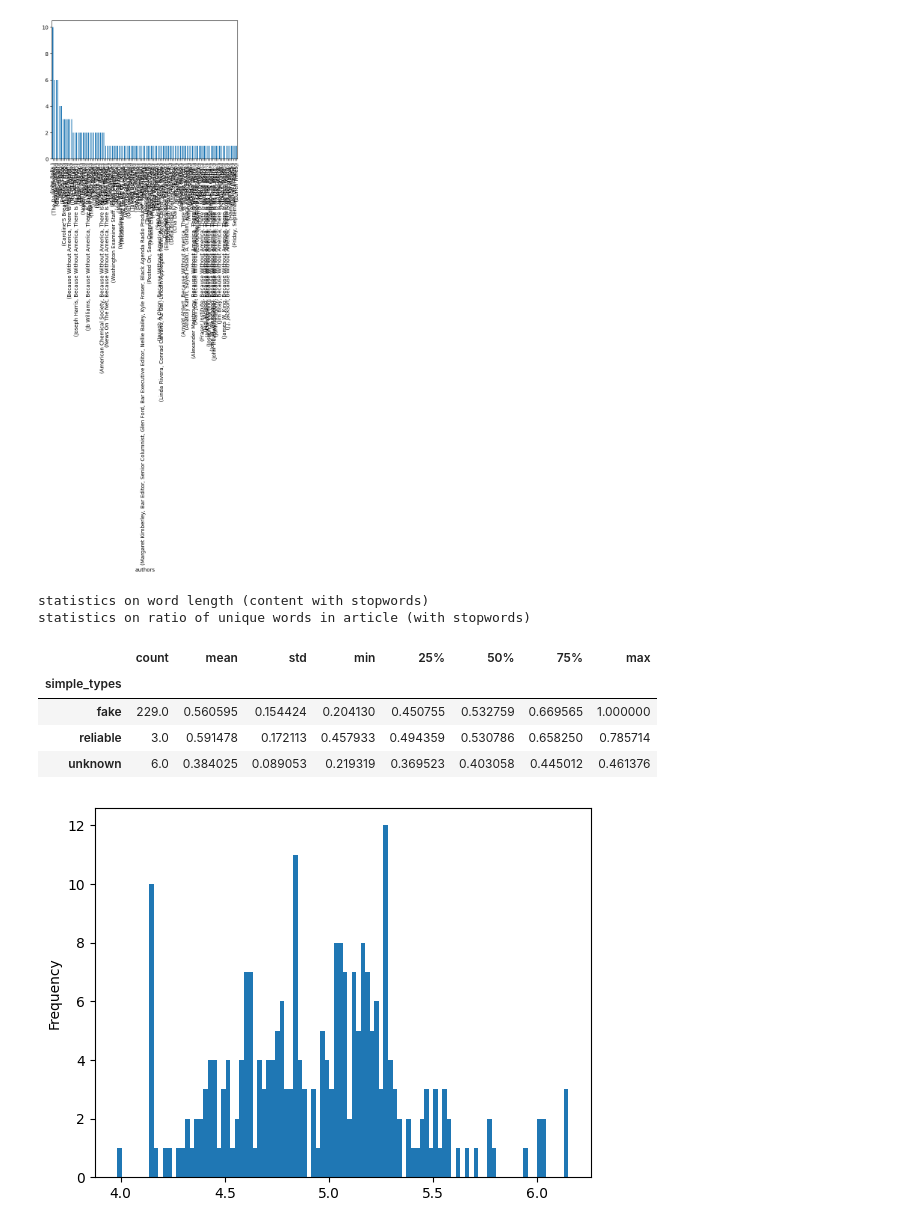
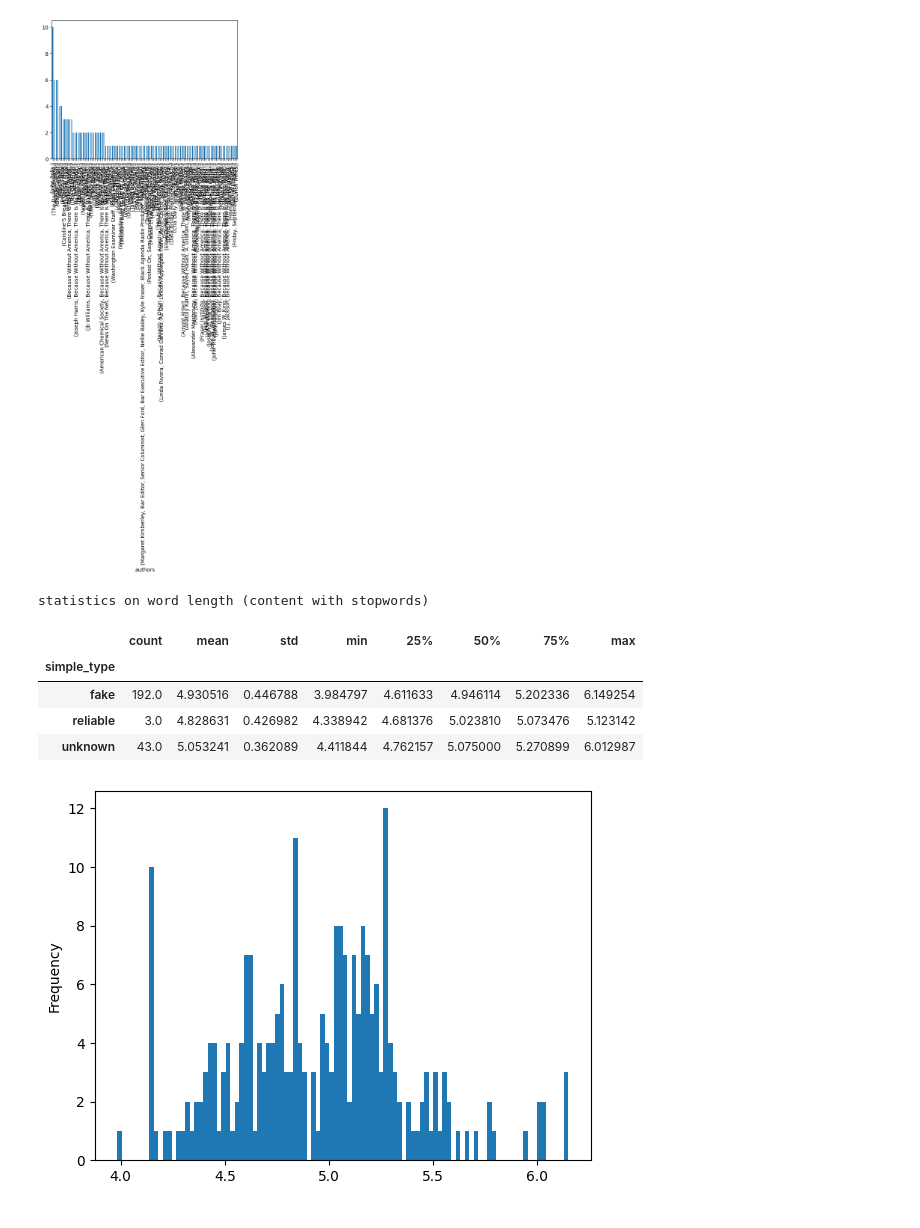
Before and after one commit to emiloerum/GDS_Project, a Jupyter notebook: projecttask1.ipynb, the cells around one changed output. Cells and saved outputs as stored; diff of their text form; code cells hidden in the pictures.

```diff
--- a/projecttask1.ipynb
+++ b/projecttask1.ipynb
@@ -321,39 +321,38 @@ Name: authors, dtype: object
 #Længde på ord, middelværdi og spredning
 #vocabulary size/antal ord, middelværdi og spredning
 
 #content består af list of tokens
 def mean_length_of_words(wordlist):
     totallength = 0
     for word in wordlist:
         totallength = totallength + len(str(word))
     return totallength/len(wordlist)
 #plot det her men med et interval
 
 def unique_words_ratio(wordlist):
     count = 0
     words = {}
     for word in wordlist:
         if word not in words:
             words[word]=1
             count +=1
     return count/len(wordlist)
 
 tryplot = content_column_tokenized.apply(lambda x:mean_length_of_words(x))
 tryplot.plot(kind="hist",bins=100)
 tryplot.describe()
 news_data['mean_word_length']=tryplot
 print("statistics on word length (content with stopwords)")
-news_data.groupby('simple_types')['mean_word_length'].describe()
+news_data.groupby('simple_type')['mean_word_length'].describe()
 
 #obs på at den der grupering ikke rent faktisk har fjernet rækker
 # %% [output]
 statistics on word length (content with stopwords)
-statistics on ratio of unique words in article (with stopwords)
 |  | count | mean | std | min | 25% | 50% | 75% | max |
-| simple_types |  |  |  |  |  |  |  |  |
-| fake | 229.0 | 0.560595 | 0.154424 | 0.204130 | 0.450755 | 0.532759 | 0.669565 | 1.000000 |
-| reliable | 3.0 | 0.591478 | 0.172113 | 0.457933 | 0.494359 | 0.530786 | 0.658250 | 0.785714 |
-| unknown | 6.0 | 0.384025 | 0.089053 | 0.219319 | 0.369523 | 0.403058 | 0.445012 | 0.461376 |
+| simple_type |  |  |  |  |  |  |  |  |
+| fake | 192.0 | 4.930516 | 0.446788 | 3.984797 | 4.611633 | 4.946114 | 5.202336 | 6.149254 |
+| reliable | 3.0 | 4.828631 | 0.426982 | 4.338942 | 4.681376 | 5.023810 | 5.073476 | 5.123142 |
+| unknown | 43.0 | 5.053241 | 0.362089 | 4.411844 | 4.762157 | 5.075000 | 5.270899 | 6.012987 |
 [figure]
 # %%
 news_data['mean_word_length']=content_column_no_stopwords.apply(lambda x:unique_words_ratio(x))
```
Also changed, not shown: parts of 2 cells of this notebook.
